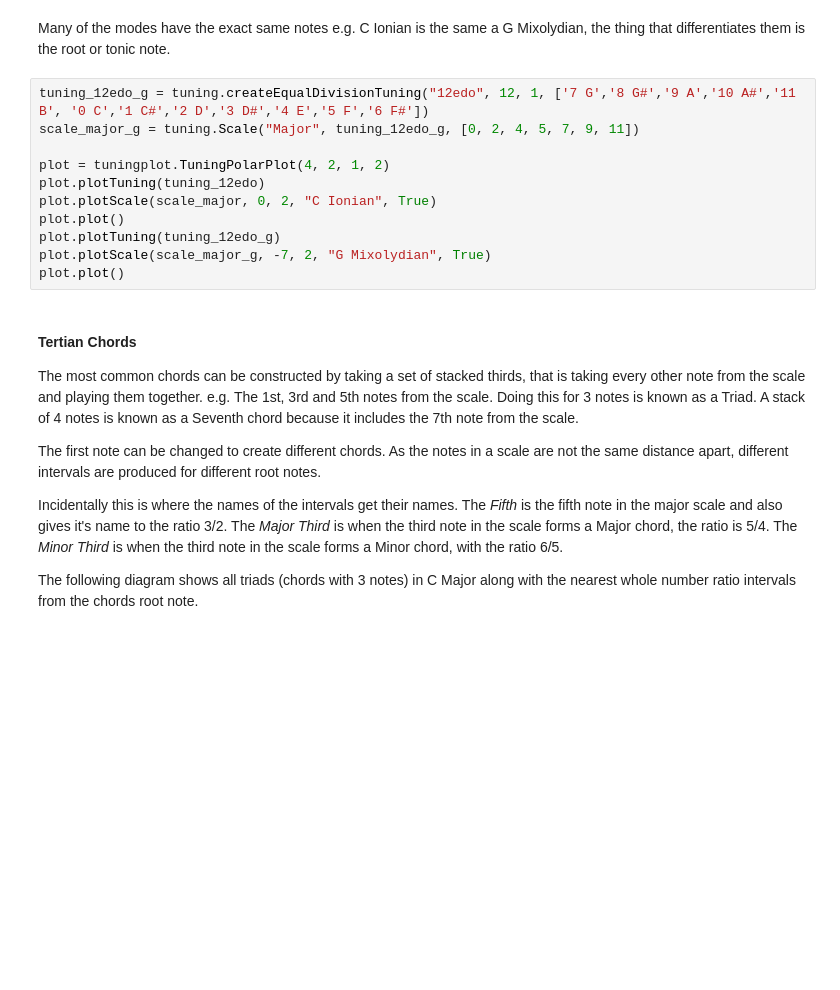
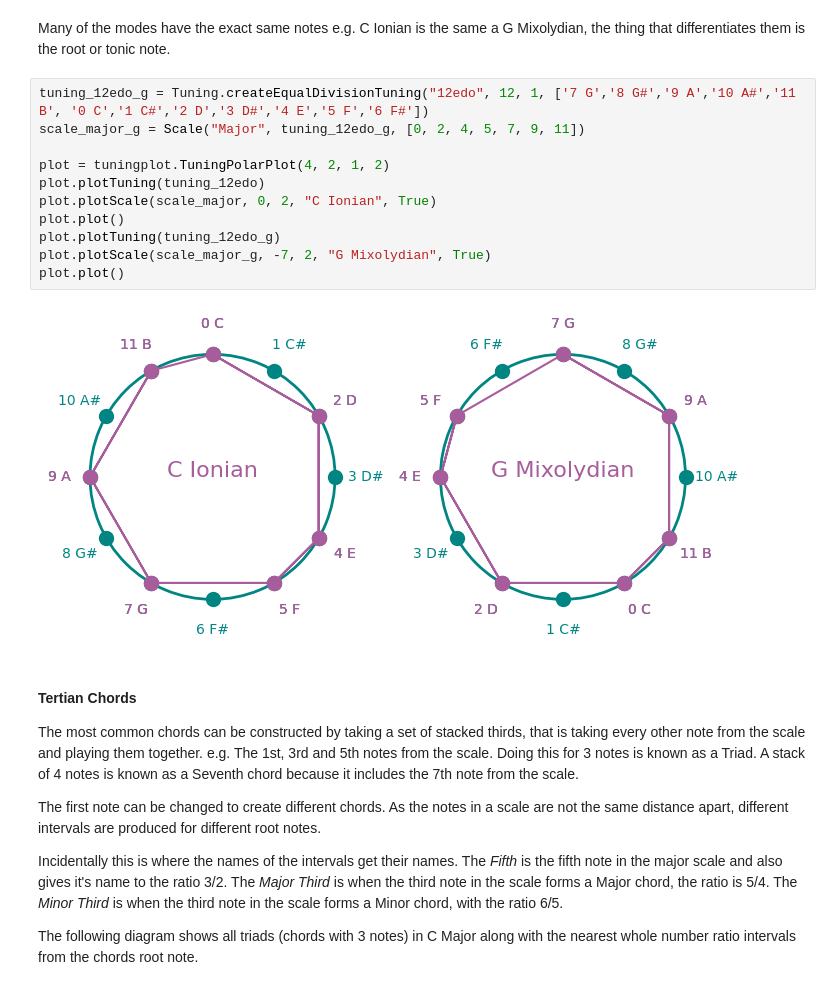
Before and after one commit to pigatron-industries/xen_quantizer, a Jupyter notebook: python/Scales_12EDO.ipynb, the cells around one changed output. Drawn from its saved outputs; the diff is of its cells as text; blank space fills up the shorter version.

```diff
--- a/python/Scales_12EDO.ipynb
+++ b/python/Scales_12EDO.ipynb
@@ -61,16 +64,18 @@ plot.plot()
 # %% [markdown]
 Many of the modes have the exact same notes e.g. C Ionian is the same a G Mixolydian, the thing that differentiates them is the root or tonic note.
 # %%
-tuning_12edo_g = tuning.createEqualDivisionTuning("12edo", 12, 1, ['7 G','8 G#','9 A','10 A#','11 B', '0 C','1 C#','2 D','3 D#','4 E','5 F','6 F#'])
-scale_major_g = tuning.Scale("Major", tuning_12edo_g, [0, 2, 4, 5, 7, 9, 11])
+tuning_12edo_g = Tuning.createEqualDivisionTuning("12edo", 12, 1, ['7 G','8 G#','9 A','10 A#','11 B', '0 C','1 C#','2 D','3 D#','4 E','5 F','6 F#'])
+scale_major_g = Scale("Major", tuning_12edo_g, [0, 2, 4, 5, 7, 9, 11])
 
 plot = tuningplot.TuningPolarPlot(4, 2, 1, 2)
 plot.plotTuning(tuning_12edo)
 plot.plotScale(scale_major, 0, 2, "C Ionian", True)
 plot.plot()
 plot.plotTuning(tuning_12edo_g)
 plot.plotScale(scale_major_g, -7, 2, "G Mixolydian", True)
 plot.plot()
+# %% [output]
+[figure, added]
 # %% [markdown]
 #### Tertian Chords
 
```
Also changed, not shown: parts of 6 cells of this notebook, 10 other files.
